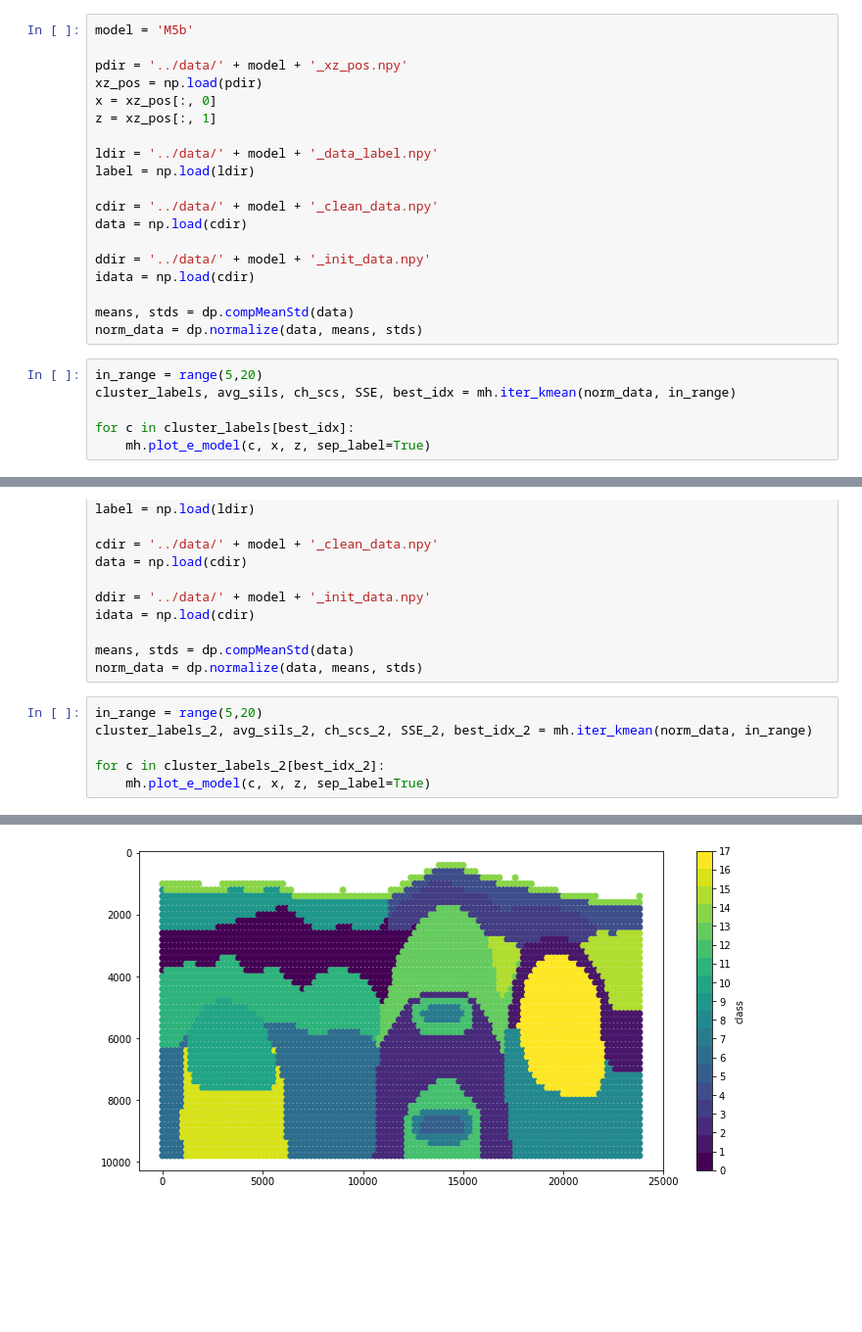
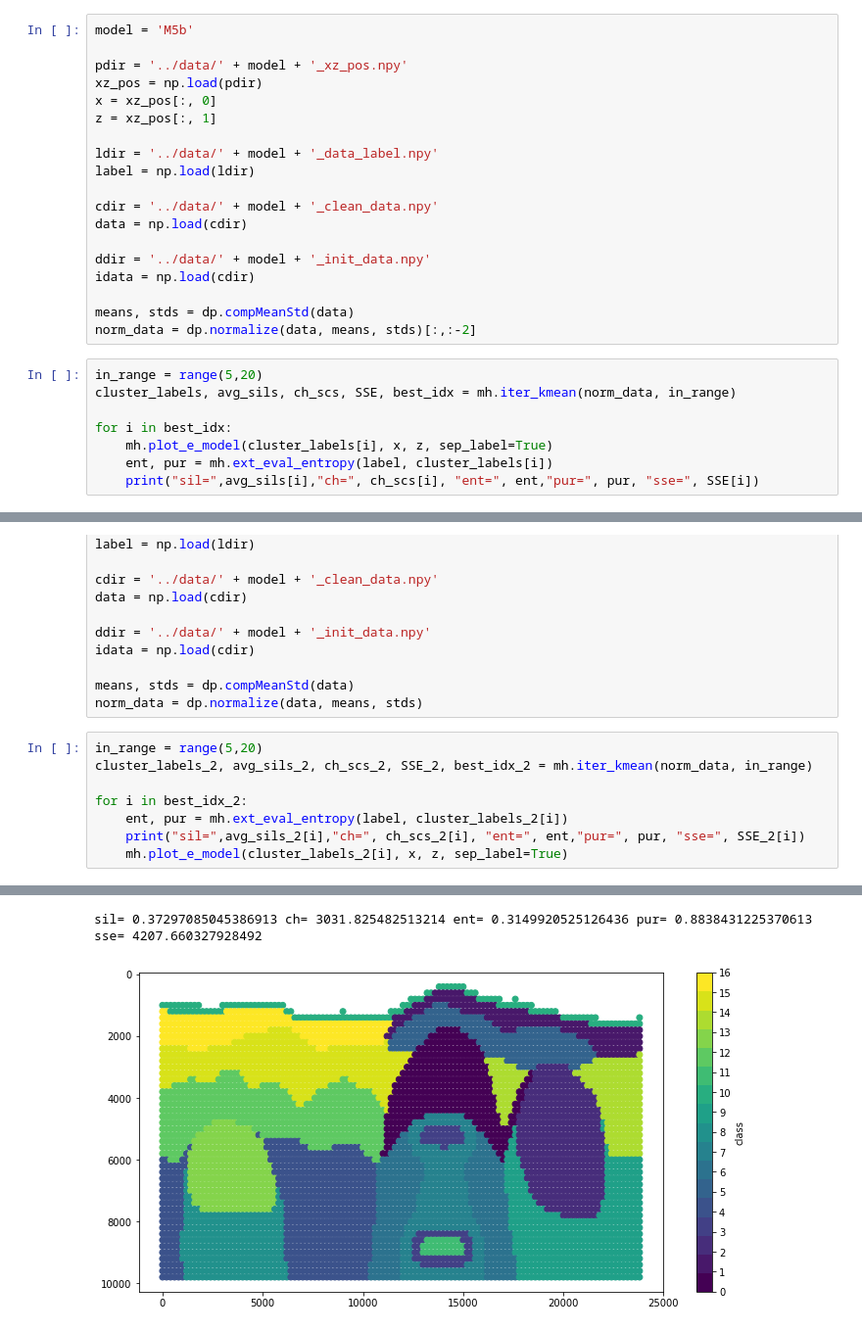
Before and after one commit to msc-acse/acse-9-independent-research-project-wafflescore, a Jupyter notebook: Notebooks/K-Means.ipynb, the cells around one changed output, grey strips where cells are left out. Shown at 98% size. Drawn from its saved outputs; the diff is of its cells as text; blank space fills up the shorter version.

```diff
--- a/Notebooks/K-Means.ipynb
+++ b/Notebooks/K-Means.ipynb
@@ -35,11 +35,13 @@ ddir = '../data/' + model + '_init_data.npy'
 idata = np.load(cdir)
 
 means, stds = dp.compMeanStd(data)
-norm_data = dp.normalize(data, means, stds)
+norm_data = dp.normalize(data, means, stds)[:,:-2]
 # %%
 in_range = range(5,20)
 cluster_labels, avg_sils, ch_scs, SSE, best_idx = mh.iter_kmean(norm_data, in_range)
 
-for c in cluster_labels[best_idx]:
-    mh.plot_e_model(c, x, z, sep_label=True)
+for i in best_idx:
+    mh.plot_e_model(cluster_labels[i], x, z, sep_label=True)
+    ent, pur = mh.ext_eval_entropy(label, cluster_labels[i])
+    print("sil=",avg_sils[i],"ch=", ch_scs[i], "ent=", ent,"pur=", pur, "sse=", SSE[i])
 # %% [output]
@@ -84,6 +99,8 @@ norm_data = dp.normalize(data, means, stds)
 in_range = range(5,20)
 cluster_labels_2, avg_sils_2, ch_scs_2, SSE_2, best_idx_2 = mh.iter_kmean(norm_data, in_range)
 
-for c in cluster_labels_2[best_idx_2]:
-    mh.plot_e_model(c, x, z, sep_label=True)
+for i in best_idx_2:
+    ent, pur = mh.ext_eval_entropy(label, cluster_labels_2[i])
+    print("sil=",avg_sils_2[i],"ch=", ch_scs_2[i], "ent=", ent,"pur=", pur, "sse=", SSE_2[i])
+    mh.plot_e_model(cluster_labels_2[i], x, z, sep_label=True)
 # %% [output]
@@ -107 +125,2 @@ for c in cluster_labels_2[best_idx_2]:
+sil= 0.37297085045386913 ch= 3031.825482513214 ent= 0.3149920525126436 pur= 0.8838431225370613 sse= 4207.660327928492
-[figure, old version]
+[figure, new version]
```
Also changed, not shown: parts of 18 cells of this notebook, 17 other files.
